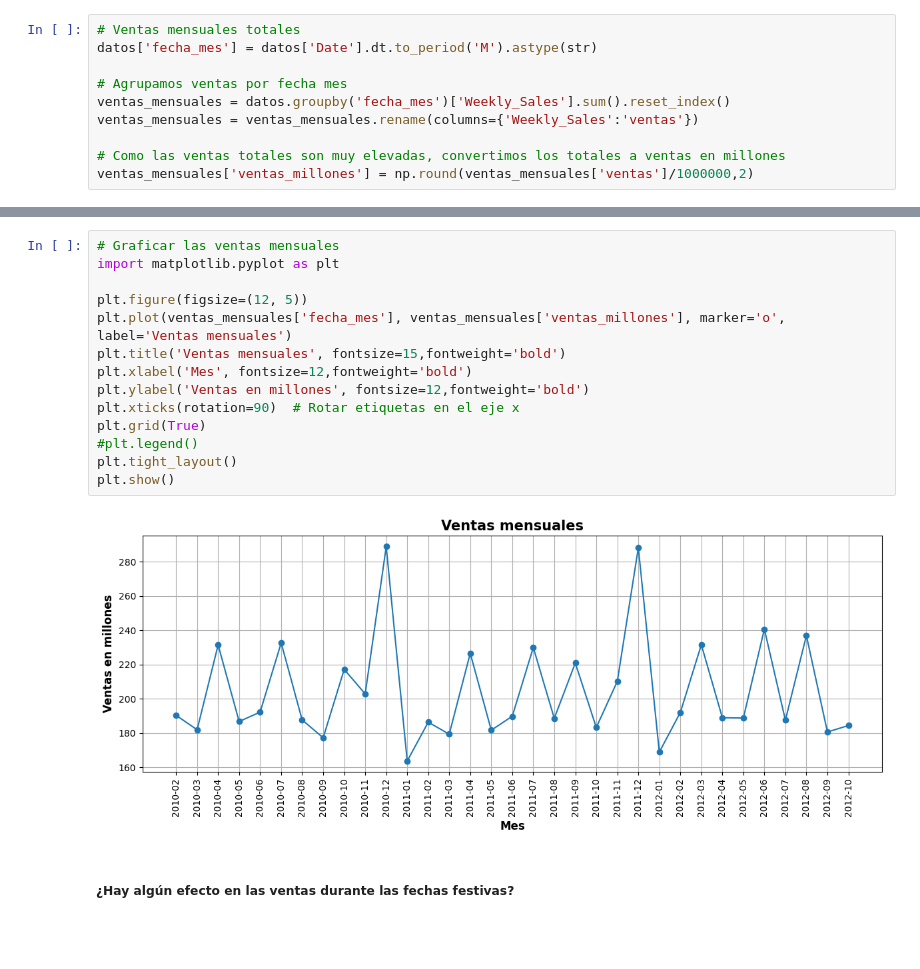
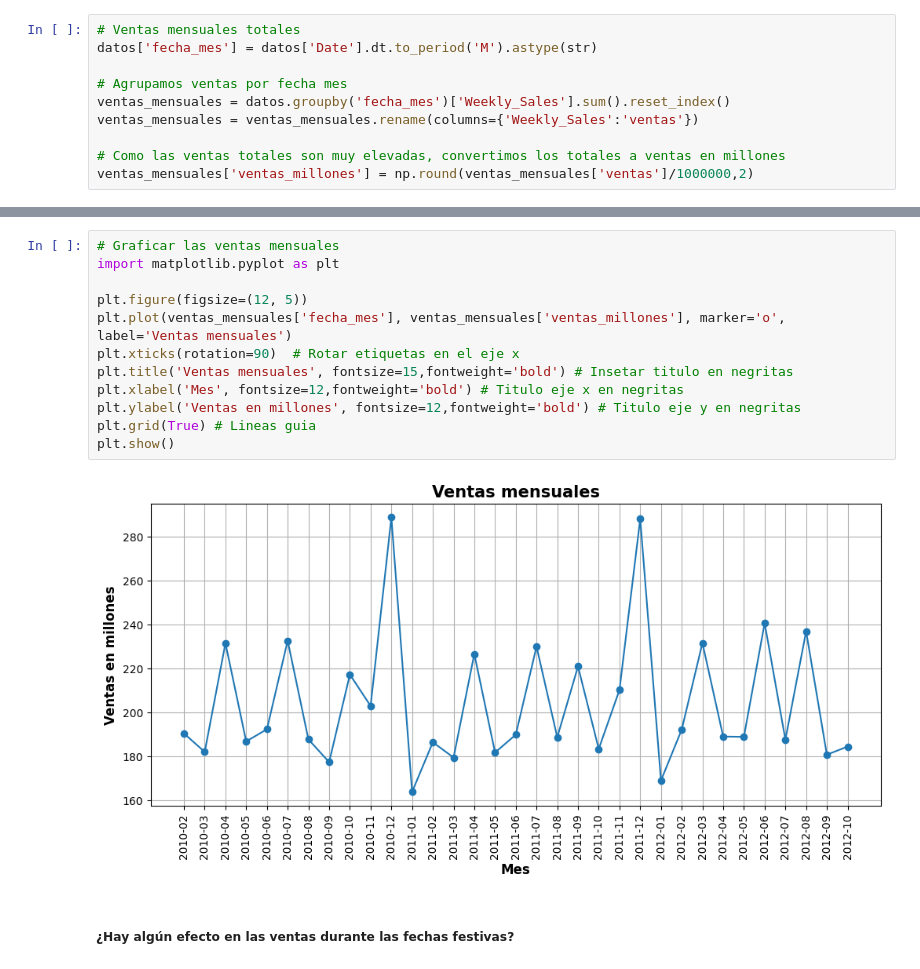
Before and after one commit to herbert-liz/YouTube, a Jupyter notebook: Analisis de datos con python/Analisis de datos con python.ipynb, the cells around one changed output, grey strips where cells are left out. Cells and saved outputs as stored; diff of their text form; blank space fills up the shorter version.

```diff
--- a/Analisis de datos con python/Analisis de datos con python.ipynb
+++ b/Analisis de datos con python/Analisis de datos con python.ipynb
@@ -88,18 +96,16 @@ ventas_mensuales['ventas_millones'] = np.round(ventas_mensuales['ventas']/100000
 # %%
 # Graficar las ventas mensuales
 import matplotlib.pyplot as plt
 
 plt.figure(figsize=(12, 5))
 plt.plot(ventas_mensuales['fecha_mes'], ventas_mensuales['ventas_millones'], marker='o', label='Ventas mensuales')
-plt.title('Ventas mensuales', fontsize=15,fontweight='bold')
-plt.xlabel('Mes', fontsize=12,fontweight='bold')
-plt.ylabel('Ventas en millones', fontsize=12,fontweight='bold')
 plt.xticks(rotation=90)  # Rotar etiquetas en el eje x
-plt.grid(True)
-#plt.legend()
-plt.tight_layout()
+plt.title('Ventas mensuales', fontsize=15,fontweight='bold') # Insetar titulo en negritas
+plt.xlabel('Mes', fontsize=12,fontweight='bold') # Titulo eje x en negritas
+plt.ylabel('Ventas en millones', fontsize=12,fontweight='bold') # Titulo eje y en negritas
+plt.grid(True) # Lineas guia
 plt.show()
 # %% [output]
-[figure, old version]
+[figure, new version]
 # %% [markdown]
 ##### ¿Hay algún efecto en las ventas durante las fechas festivas?
```
Also changed, not shown: parts of 13 cells of this notebook.
